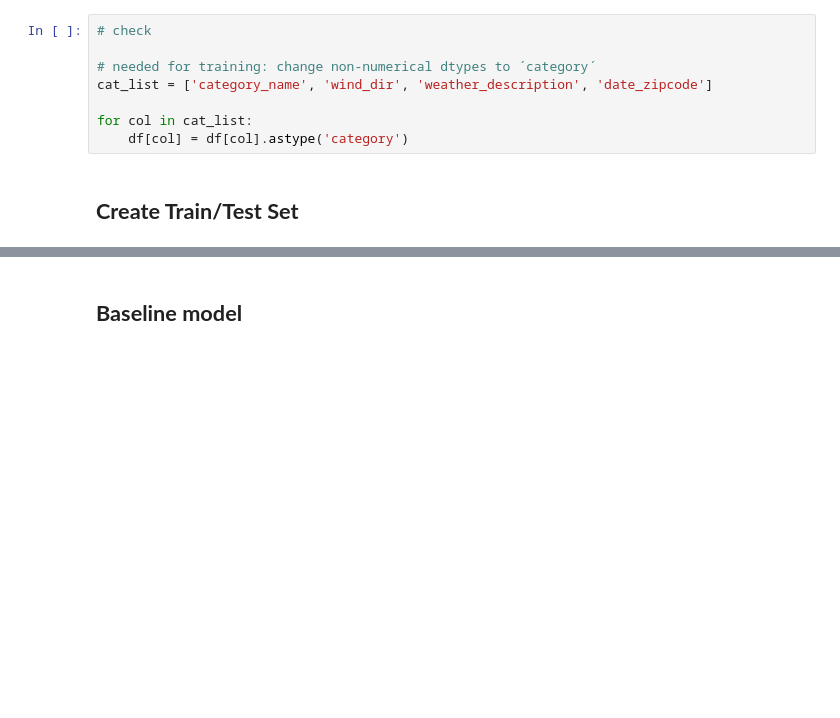
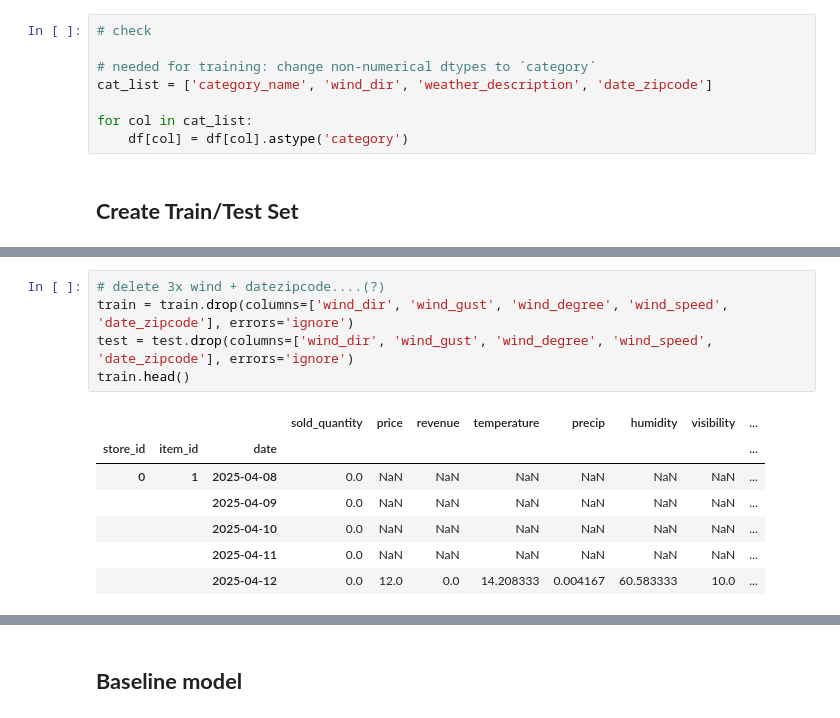
Before and after one commit to shuting-fish/food_prediction, a Jupyter notebook: lagging_rolling.ipynb, the cells around one changed output, grey strips where cells are left out. Drawn from its saved outputs; the diff is of its cells as text; blank space fills up the shorter version.

```diff
--- a/lagging_rolling.ipynb
+++ b/lagging_rolling.ipynb
@@ -303,0 +363,13 @@ y_test = test['sold_quantity']
+# %%
+# delete 3x wind + datezipcode....(?)
+train = train.drop(columns=['wind_dir', 'wind_gust', 'wind_degree', 'wind_speed', 'date_zipcode'], errors='ignore')
+test = test.drop(columns=['wind_dir', 'wind_gust', 'wind_degree', 'wind_speed', 'date_zipcode'], errors='ignore')
+train.head()
+# %% [output]
+|  |  |  | sold_quantity | price | revenue | temperature | precip | humidity | visibility | ... |
+| store_id | item_id | date |  |  |  |  |  |  |  | ... |
+| 0 | 1 | 2025-04-08 | 0.0 | NaN | NaN | NaN | NaN | NaN | NaN | ... |
+|  |  | 2025-04-09 | 0.0 | NaN | NaN | NaN | NaN | NaN | NaN | ... |
+|  |  | 2025-04-10 | 0.0 | NaN | NaN | NaN | NaN | NaN | NaN | ... |
+|  |  | 2025-04-11 | 0.0 | NaN | NaN | NaN | NaN | NaN | NaN | ... |
+|  |  | 2025-04-12 | 0.0 | 12.0 | 0.0 | 14.208333 | 0.004167 | 60.583333 | 10.0 | ... |
```
Also changed, not shown: parts of 24 cells of this notebook.
